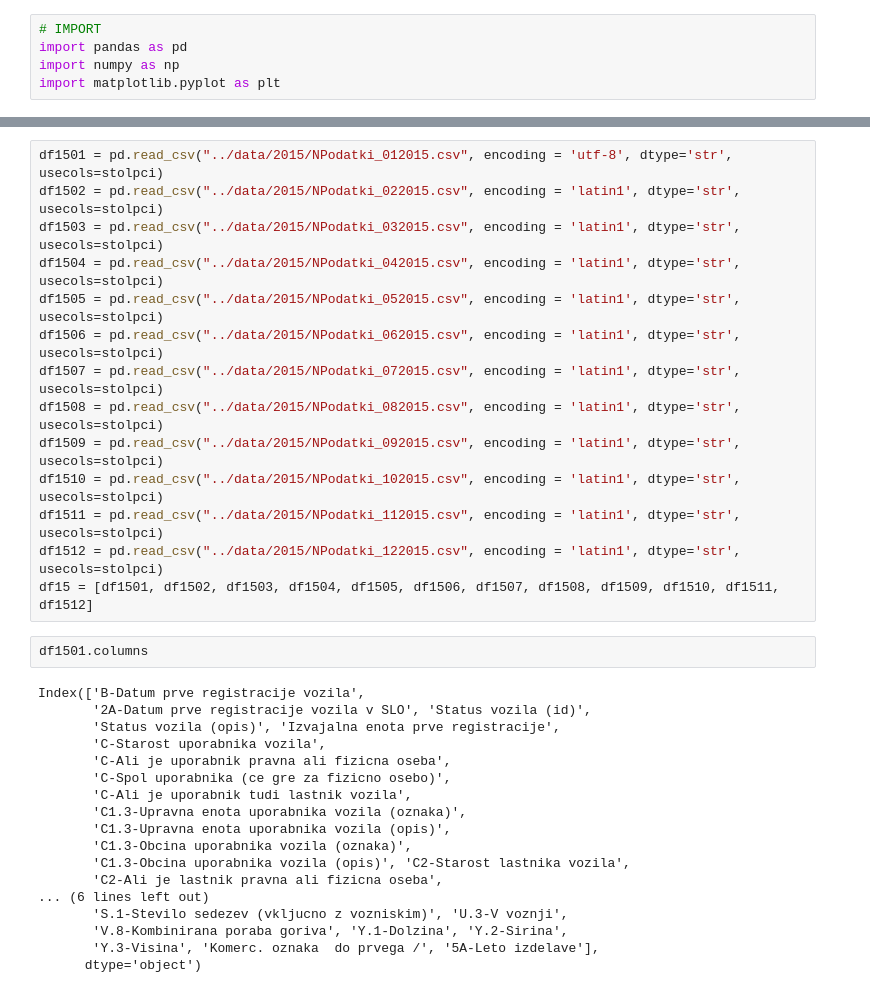
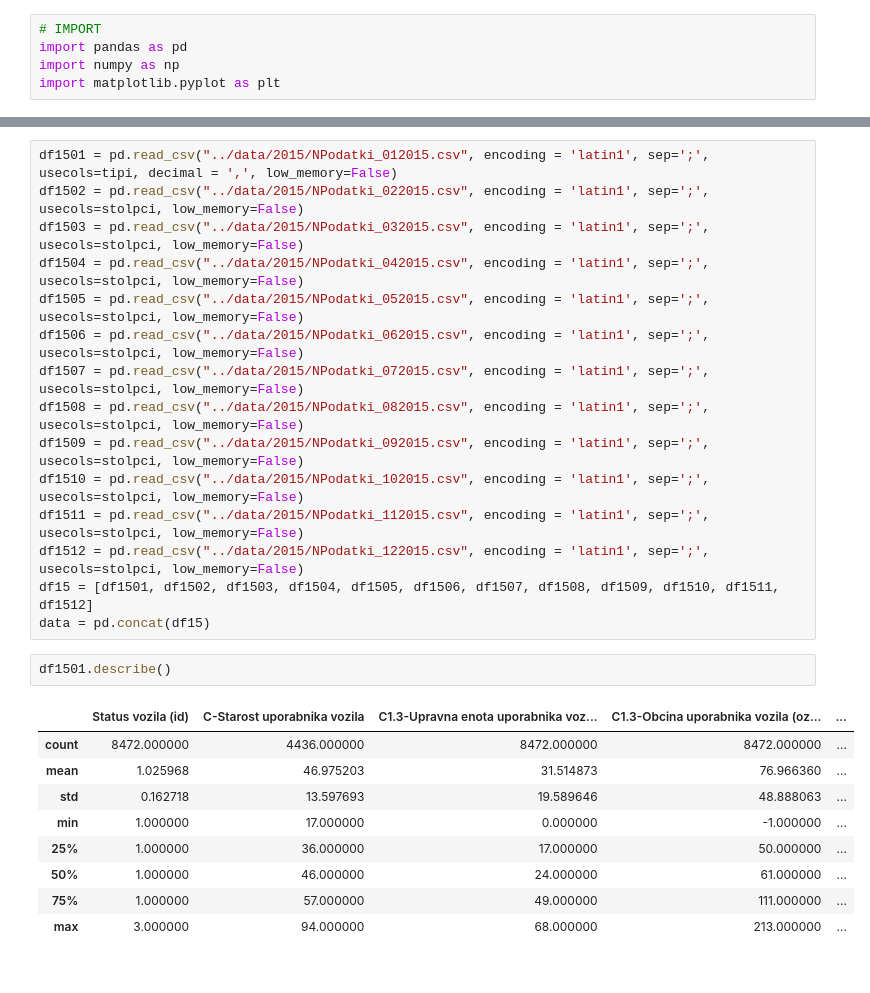
Before and after one commit to aljazglavac/PR18AGARLP, a Jupyter notebook: AG/n2015.ipynb, the cells around one changed output, grey strips where cells are left out. Drawn from its saved outputs; the diff is of its cells as text.

```diff
--- a/AG/n2015.ipynb
+++ b/AG/n2015.ipynb
@@ -9,37 +80,30 @@ mesec = ['Januar', 'Februar', 'Marec', 'April', 'Maj', 'Junij', 'Julij', 'Avgust
 # %%
-df1501 = pd.read_csv("../data/2015/NPodatki_012015.csv", encoding = 'utf-8', dtype='str', usecols=stolpci)
-df1502 = pd.read_csv("../data/2015/NPodatki_022015.csv", encoding = 'latin1', dtype='str', usecols=stolpci)
-df1503 = pd.read_csv("../data/2015/NPodatki_032015.csv", encoding = 'latin1', dtype='str', usecols=stolpci)
-df1504 = pd.read_csv("../data/2015/NPodatki_042015.csv", encoding = 'latin1', dtype='str', usecols=stolpci)
-df1505 = pd.read_csv("../data/2015/NPodatki_052015.csv", encoding = 'latin1', dtype='str', usecols=stolpci)
-df1506 = pd.read_csv("../data/2015/NPodatki_062015.csv", encoding = 'latin1', dtype='str', usecols=stolpci)
-df1507 = pd.read_csv("../data/2015/NPodatki_072015.csv", encoding = 'latin1', dtype='str', usecols=stolpci)
-df1508 = pd.read_csv("../data/2015/NPodatki_082015.csv", encoding = 'latin1', dtype='str', usecols=stolpci)
-df1509 = pd.read_csv("../data/2015/NPodatki_092015.csv", encoding = 'latin1', dtype='str', usecols=stolpci)
-df1510 = pd.read_csv("../data/2015/NPodatki_102015.csv", encoding = 'latin1', dtype='str', usecols=stolpci)
-df1511 = pd.read_csv("../data/2015/NPodatki_112015.csv", encoding = 'latin1', dtype='str', usecols=stolpci)
-df1512 = pd.read_csv("../data/2015/NPodatki_122015.csv", encoding = 'latin1', dtype='str', usecols=stolpci)
+df1501 = pd.read_csv("../data/2015/NPodatki_012015.csv", encoding = 'latin1', sep=';', usecols=tipi, decimal = ',', low_memory=False)
+df1502 = pd.read_csv("../data/2015/NPodatki_022015.csv", encoding = 'latin1', sep=';', usecols=stolpci, low_memory=False)
+df1503 = pd.read_csv("../data/2015/NPodatki_032015.csv", encoding = 'latin1', sep=';', usecols=stolpci, low_memory=False)
+df1504 = pd.read_csv("../data/2015/NPodatki_042015.csv", encoding = 'latin1', sep=';', usecols=stolpci, low_memory=False)
+df1505 = pd.read_csv("../data/2015/NPodatki_052015.csv", encoding = 'latin1', sep=';', usecols=stolpci, low_memory=False)
+df1506 = pd.read_csv("../data/2015/NPodatki_062015.csv", encoding = 'latin1', sep=';', usecols=stolpci, low_memory=False)
+df1507 = pd.read_csv("../data/2015/NPodatki_072015.csv", encoding = 'latin1', sep=';', usecols=stolpci, low_memory=False)
+df1508 = pd.read_csv("../data/2015/NPodatki_082015.csv", encoding = 'latin1', sep=';', usecols=stolpci, low_memory=False)
+df1509 = pd.read_csv("../data/2015/NPodatki_092015.csv", encoding = 'latin1', sep=';', usecols=stolpci, low_memory=False)
+df1510 = pd.read_csv("../data/2015/NPodatki_102015.csv", encoding = 'latin1', sep=';', usecols=stolpci, low_memory=False)
+df1511 = pd.read_csv("../data/2015/NPodatki_112015.csv", encoding = 'latin1', sep=';', usecols=stolpci, low_memory=False)
+df1512 = pd.read_csv("../data/2015/NPodatki_122015.csv", encoding = 'latin1', sep=';', usecols=stolpci, low_memory=False)
 df15 = [df1501, df1502, df1503, df1504, df1505, df1506, df1507, df1508, df1509, df1510, df1511, df1512]
+data = pd.concat(df15)
 # %%
-df1501.columns
+df1501.describe()
 # %% [output]
-Index(['B-Datum prve registracije vozila',
-       '2A-Datum prve registracije vozila v SLO', 'Status vozila (id)',
-       'Status vozila (opis)', 'Izvajalna enota prve registracije',
-       'C-Starost uporabnika vozila',
-       'C-Ali je uporabnik pravna ali fizicna oseba',
-       'C-Spol uporabnika (ce gre za fizicno osebo)',
-       'C-Ali je uporabnik tudi lastnik vozila',
-       'C1.3-Upravna enota uporabnika vozila (oznaka)',
-       'C1.3-Upravna enota uporabnika vozila (opis)',
-       'C1.3-Obcina uporabnika vozila (oznaka)',
-       'C1.3-Obcina uporabnika vozila (opis)', 'C2-Starost lastnika vozila',
-       'C2-Ali je lastnik pravna ali fizicna oseba',
-... (6 lines left out)
-       'S.1-Stevilo sedezev (vkljucno z vozniskim)', 'U.3-V voznji',
-       'V.8-Kombinirana poraba goriva', 'Y.1-Dolzina', 'Y.2-Sirina',
-       'Y.3-Visina', 'Komerc. oznaka  do prvega /', '5A-Leto izdelave'],
-      dtype='object')
+|  | Status vozila (id) | C-Starost uporabnika vozila | C1.3-Upravna enota uporabnika voz... | C1.3-Obcina uporabnika vozila (oz... | ... |
+| count | 8472.000000 | 4436.000000 | 8472.000000 | 8472.000000 | ... |
+| mean | 1.025968 | 46.975203 | 31.514873 | 76.966360 | ... |
+| std | 0.162718 | 13.597693 | 19.589646 | 48.888063 | ... |
+| min | 1.000000 | 17.000000 | 0.000000 | -1.000000 | ... |
+| 25% | 1.000000 | 36.000000 | 17.000000 | 50.000000 | ... |
+| 50% | 1.000000 | 46.000000 | 24.000000 | 61.000000 | ... |
+| 75% | 1.000000 | 57.000000 | 49.000000 | 111.000000 | ... |
+| max | 3.000000 | 94.000000 | 68.000000 | 213.000000 | ... |
 # %%
 # graf ki prikazuje registrirane avte v januarja leta 2015 po tipu goriva
 df15[1]['P.1.3-Vrsta goriva (opis)'].value_counts().plot(kind='bar')
```
Also changed, not shown: parts of 5 cells of this notebook.
